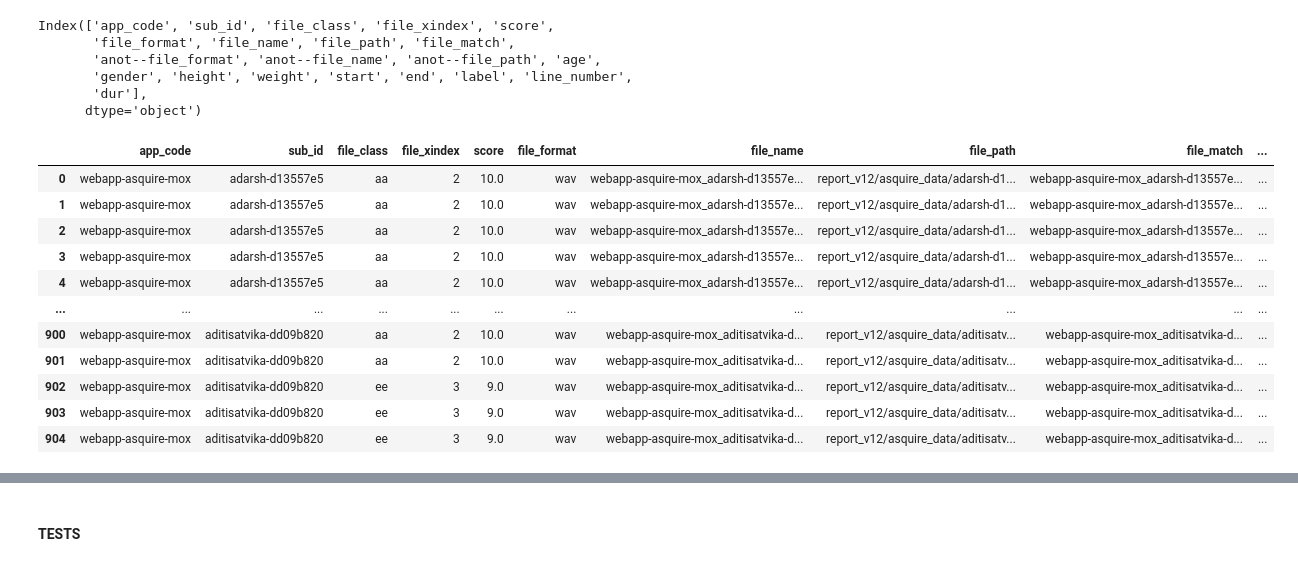
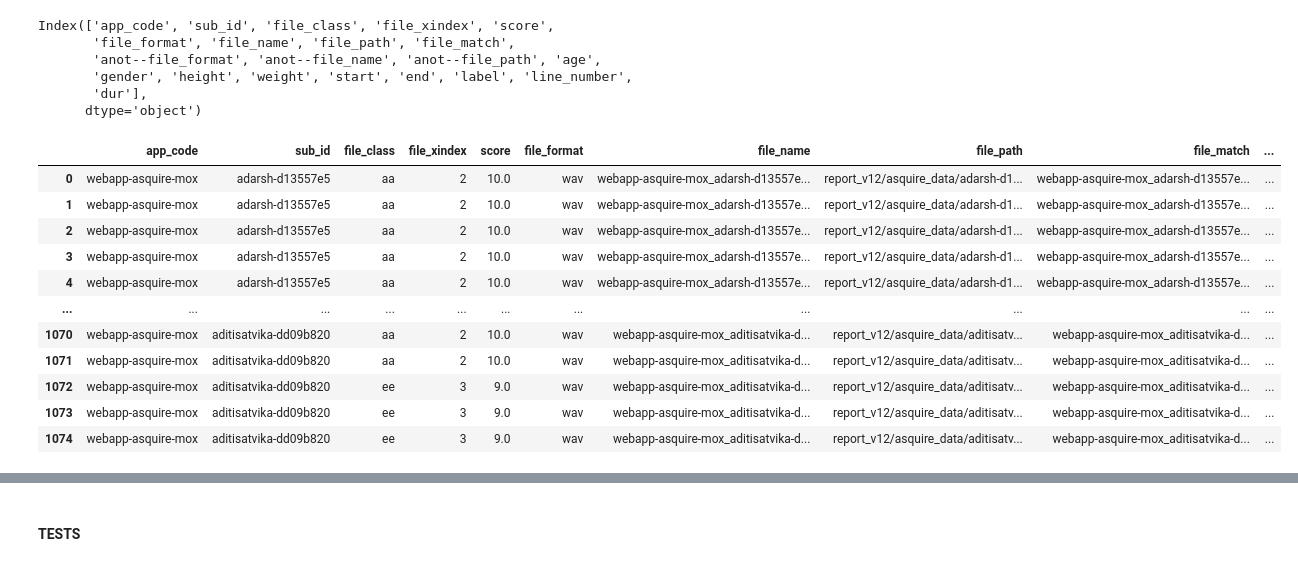
Before and after one commit to vaguebrownfox01/asquire-corpus_etl, a Jupyter notebook: c_asq-dataloader.ipynb, the cells around one changed output, grey strips where cells are left out. Saved outputs shown, nothing was run; the diff lists cells and outputs as text; code cells hidden in the pictures.

```diff
--- a/c_asq-dataloader.ipynb
+++ b/c_asq-dataloader.ipynb
@@ -62,7 +62,8 @@ class DataFolds(DataStaticInfo):
     VOW_LABELS = ['aa', 'ee', 'uu']
 
     PAD = 0.0
-    MIN_VOWEL_DUR = 20.0
+    WIN_DUR = 0.5
+    MIN_VOWEL_DUR = 16.0
 
     FOLD_k = "fold"
     TOTAL_k = "total"
@@ -74,14 +75,15 @@ class DataFolds(DataStaticInfo):
 
     ASQ_ANNOTATION_DF: pd.DataFrame
     SUB_LABEL_STAT_DF: pd.DataFrame
-    ASQ_VOWEL_FILT_DF: pd.DataFrame
+    ASQ_VOWEL_FOLD_DF: pd.DataFrame
 
     def __init__(self, annotation_csv: str, folds: int = 5) -> None:
 
         self.N_FOLDS = folds
         self.ASQ_ANNOTATION_DF = pd.read_csv(annotation_csv)
         self.SUB_LABEL_STAT_DF = self.sub_label_stat()
-        self.ASQ_VOWEL_FILT_DF = self.sub_vowel_filt()
+        self.ASQ_VOWEL_FOLD_DF = self.sub_vowel_filt()
+        self.ASQ_VOWEL_SPLIT_DF = self.split_chunks(self.ASQ_VOWEL_FOLD_DF)
 
 
     def sub_label_stat(self, label_df: pd.DataFrame|bool=False) -> pd.DataFrame:
@@ -172,11 +174,39 @@ class DataFolds(DataStaticInfo):
         vowel_filt_df = vowel_filt_df.merge(vowel_folds_df[[self.fkeys['SID'], self.FOLD_k]], on=[self.fkeys['SID']])
 
         export_path = os.path.join(REPORT_FOLDER,
-                                   f"{self.ASQ_SUBJECT_VOWEL_FOLDS_FNAME}.csv")
+                                   f"{self.ASQ_SUBJECT_VOWEL_FOLDS_FNAME}_{self.N_FOLDS}.csv")
 
         vowel_filt_df.to_csv(export_path, index=False)
 
         return vowel_filt_df
+
+
+    def split_chunks(self, df: pd.DataFrame, win_dur=0.5) -> pd.DataFrame:
+        df = df.copy()
+
+        new_rows = []
+        for i, row in df.iterrows():
+            start = row[self.BEGIN_k]
+            end = row[self.END_k]
+            dur = row[self.DUR_k]
+
+            segments = np.floor(dur/self.WIN_DUR)
+
+            for i in range(int(segments)):
+                new_start = start + i*self.WIN_DUR
+                new_end = new_start + self.WIN_DUR
+
+                new_row = row.copy()
+                new_row[self.BEGIN_k] = new_start
+                new_row[self.END_k] = new_end
+                new_row[self.DUR_k] = self.WIN_DUR
+
+                new_rows.append(new_row)
+
+        new_df = pd.DataFrame(new_rows)
+
+        return new_df
+
 
     def make_folds(self, df: pd.DataFrame, n) -> pd.DataFrame:
         df = df.copy()
@@ -200,6 +230,29 @@ class DataFolds(DataStaticInfo):
 
         return result_df
 
+    def get_fold_stats(self, df: pd.DataFrame|bool=False) -> pd.DataFrame:
+
+        fold_info_dicts = []
+
+        for f in sorted(df[self.FOLD_k].unique()):
+            filt = df[self.FOLD_k] == f
+            fold_df = df[filt]
+
+            fold_dict = {
+                self.FOLD_k: f,
+                self.TOTAL_k: fold_df.shape[0],
+            }
+            fold_dict |= fold_df['gender'].value_counts().to_dict()
+            fold_dict |={f"{k}%": np.round(v * 100, 1) for k, v in fold_df['gender'].value_counts(normalize=True).to_dict().items()}
+
+            fold_dict |= fold_df[self.LABEL_k].value_counts().to_dict()
+            fold_dict |= {f"{k}%": np.round(v * 100, 1) for k, v in fold_df[self.LABEL_k].value_counts(normalize=True).to_dict().items()}
+
+            fold_info_dicts.append(fold_dict)
+
+        fold_info_df = pd.DataFrame(fold_info_dicts)
+
+        return fold_info_df
 
     def get_subjects(self, df: pd.DataFrame=False) -> list:
         if not type(df) == pd.DataFrame:
@@ -210,8 +263,8 @@ class DataFolds(DataStaticInfo):
         filt = df[self.GENDER_k] == gender
         return df[filt]
 
-    def viz_random_chunk(self) -> ipd.Audio:
-        label_df = self.ASQ_VOWEL_FILT_DF
+    def viz_random_chunk(self, df: pd.DataFrame, cmap='inferno') -> ipd.Audio:
+        label_df = df
 
         i = np.random.randint(0, label_df.shape[0])
 
@@ -223,43 +276,50 @@ class DataFolds(DataStaticInfo):
         end = rv[self.END_k]
         label = rv[self.LABEL_k]
 
-        sig, fs = librosa.load(audio_path, offset=begin-self.PAD, duration=(end - begin + 2*self.PAD))
+        sig, fs = librosa.load(audio_path, sr=16000, offset=begin-self.PAD, duration=(end - begin + 2*self.PAD))
 
         # plt.figure(figsize=(128, 12))
-        self.plot_spectrogram(sig, fs, f"{label}, {sid}")
+        self.plot_spectrogram(sig, fs, f"{label}, {sid}", cmap=cmap)
         # self.plot_sig(sig, fs, label)
         return ipd.Audio(sig, rate=fs)
 
-    def plot_spectrogram(self, sig, fs, label):
-        f, t, Sxx = signal.spectrogram(sig, fs, window='hann', nperseg=512, noverlap=256, nfft=512, detrend=False)
+    def plot_spectrogram(self, sig, fs, label, cmap='inferno'):
+        f, t, Sxx = signal.spectrogram(sig, fs)
+
+        # fs
+        print(f"fs: {fs}")
+        print(f"sig.shape: {sig.shape}")
+        print(f"f.shape: {f.shape}")
+        print(f"t.shape: {t.shape}")
+        print(f"Sxx.shape: {Sxx.shape}")
 
         plt.figure(figsize=(16, 6))
-        plt.pcolormesh(t, f, 10 * np.log10(Sxx), shading='nearest')  # Convert to dB scale
+        plt.pcolormesh(t, f, 10 * np.log10(Sxx), cmap=cmap)  # Convert to dB scale
         plt.ylabel('Frequency [Hz]')
         plt.xlabel('Time [sec]')
         plt.title(f"{label}")
         plt.colorbar(label='Intensity [dB]')
         plt.ylim(0, fs / 2)  # Limit the y-axis to the positive frequency range
         plt.tight_layout()
         plt.show()
 
     def plot_sig(self, aud, fs, label, scale=1.0, c='blue'):
         plt.title(f"{label}", fontsize=12)
         t = np.linspace(0, len(aud)/fs, len(aud))
         plt.plot(t, aud*scale, color=c)
 
-asq_datafolds = DataFolds(annotation_csv=ASQ_LABELS_CSV)
+asq_datafolds = DataFolds(annotation_csv=ASQ_LABELS_CSV, folds=5)
 vow_df = asq_datafolds.sub_vowel_filt(); vow_df
 # %% [output]
 |  | app_code | sub_id | file_class | file_xindex | score | file_format | file_name | file_path | file_match | ... |
 | 0 | webapp-asquire-mox | adarsh-d13557e5 | aa | 2 | 10.0 | wav | webapp-asquire-mox_adarsh-d13557e... | report_v12/asquire_data/adarsh-d1... | webapp-asquire-mox_adarsh-d13557e... | ... |
 | 1 | webapp-asquire-mox | adarsh-d13557e5 | aa | 2 | 10.0 | wav | webapp-asquire-mox_adarsh-d13557e... | report_v12/asquire_data/adarsh-d1... | webapp-asquire-mox_adarsh-d13557e... | ... |
 | 2 | webapp-asquire-mox | adarsh-d13557e5 | aa | 2 | 10.0 | wav | webapp-asquire-mox_adarsh-d13557e... | report_v12/asquire_data/adarsh-d1... | webapp-asquire-mox_adarsh-d13557e... | ... |
 | 3 | webapp-asquire-mox | adarsh-d13557e5 | aa | 2 | 10.0 | wav | webapp-asquire-mox_adarsh-d13557e... | report_v12/asquire_data/adarsh-d1... | webapp-asquire-mox_adarsh-d13557e... | ... |
 | 4 | webapp-asquire-mox | adarsh-d13557e5 | aa | 2 | 10.0 | wav | webapp-asquire-mox_adarsh-d13557e... | report_v12/asquire_data/adarsh-d1... | webapp-asquire-mox_adarsh-d13557e... | ... |
 | ... | ... | ... | ... | ... | ... | ... | ... | ... | ... | ... |
-| 900 | webapp-asquire-mox | aditisatvika-dd09b820 | aa | 2 | 10.0 | wav | webapp-asquire-mox_aditisatvika-d... | report_v12/asquire_data/aditisatv... | webapp-asquire-mox_aditisatvika-d... | ... |
-| 901 | webapp-asquire-mox | aditisatvika-dd09b820 | aa | 2 | 10.0 | wav | webapp-asquire-mox_aditisatvika-d... | report_v12/asquire_data/aditisatv... | webapp-asquire-mox_aditisatvika-d... | ... |
-| 902 | webapp-asquire-mox | aditisatvika-dd09b820 | ee | 3 | 9.0 | wav | webapp-asquire-mox_aditisatvika-d... | report_v12/asquire_data/aditisatv... | webapp-asquire-mox_aditisatvika-d... | ... |
-| 903 | webapp-asquire-mox | aditisatvika-dd09b820 | ee | 3 | 9.0 | wav | webapp-asquire-mox_aditisatvika-d... | report_v12/asquire_data/aditisatv... | webapp-asquire-mox_aditisatvika-d... | ... |
-| 904 | webapp-asquire-mox | aditisatvika-dd09b820 | ee | 3 | 9.0 | wav | webapp-asquire-mox_aditisatvika-d... | report_v12/asquire_data/aditisatv... | webapp-asquire-mox_aditisatvika-d... | ... |
+| 1070 | webapp-asquire-mox | aditisatvika-dd09b820 | aa | 2 | 10.0 | wav | webapp-asquire-mox_aditisatvika-d... | report_v12/asquire_data/aditisatv... | webapp-asquire-mox_aditisatvika-d... | ... |
+| 1071 | webapp-asquire-mox | aditisatvika-dd09b820 | aa | 2 | 10.0 | wav | webapp-asquire-mox_aditisatvika-d... | report_v12/asquire_data/aditisatv... | webapp-asquire-mox_aditisatvika-d... | ... |
+| 1072 | webapp-asquire-mox | aditisatvika-dd09b820 | ee | 3 | 9.0 | wav | webapp-asquire-mox_aditisatvika-d... | report_v12/asquire_data/aditisatv... | webapp-asquire-mox_aditisatvika-d... | ... |
+| 1073 | webapp-asquire-mox | aditisatvika-dd09b820 | ee | 3 | 9.0 | wav | webapp-asquire-mox_aditisatvika-d... | report_v12/asquire_data/aditisatv... | webapp-asquire-mox_aditisatvika-d... | ... |
+| 1074 | webapp-asquire-mox | aditisatvika-dd09b820 | ee | 3 | 9.0 | wav | webapp-asquire-mox_aditisatvika-d... | report_v12/asquire_data/aditisatv... | webapp-asquire-mox_aditisatvika-d... | ... |
```
Also changed, not shown: parts of 9 cells of this notebook.
